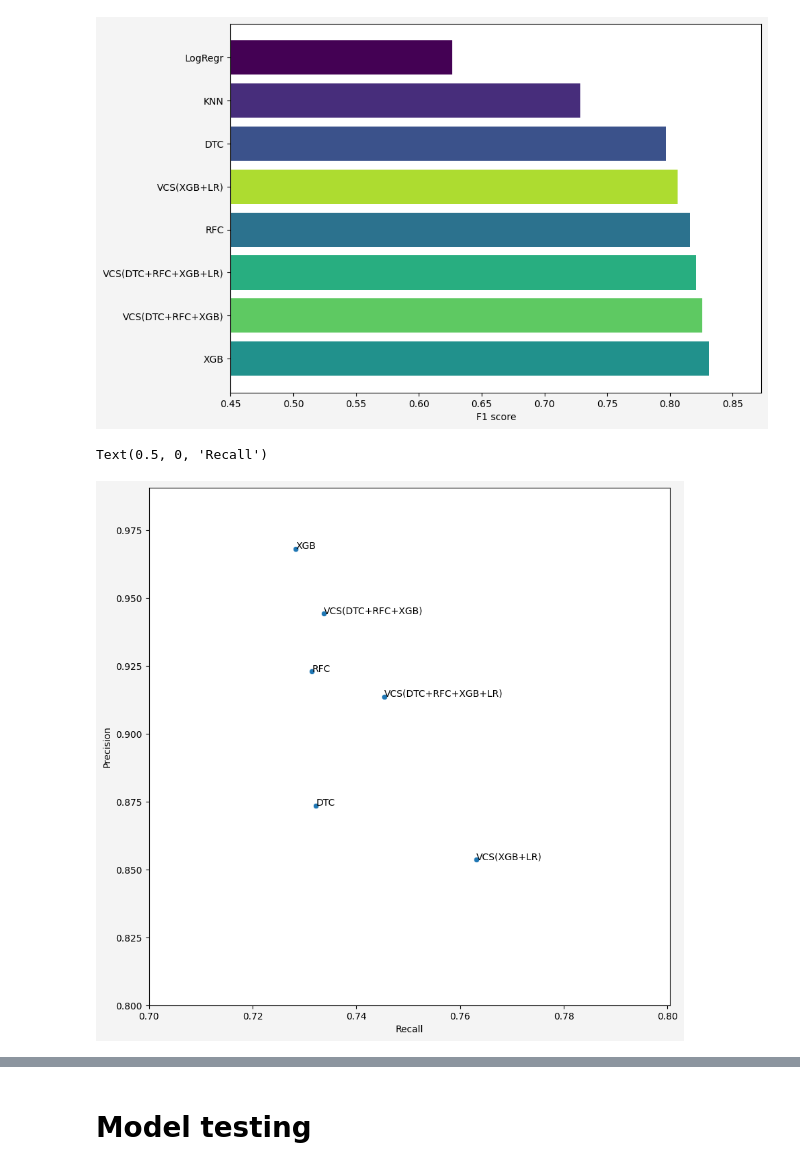
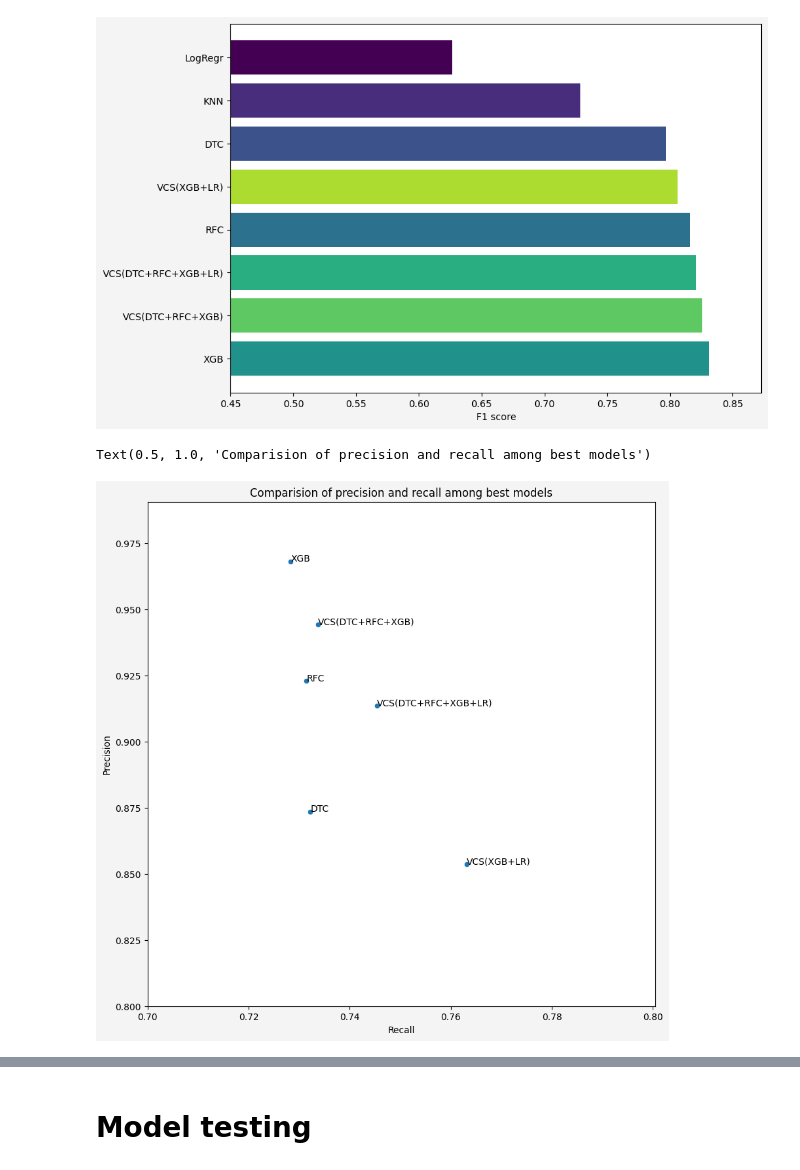
Before and after one commit to markort147/credit-risk-example-analysis-notebook, a Jupyter notebook: src/notebook.ipynb, the cells around one changed output, grey strips where cells are left out. Saved outputs shown, nothing was run; the diff lists cells and outputs as text; code cells hidden in the pictures.

```diff
--- a/src/notebook.ipynb
+++ b/src/notebook.ipynb
@@ -1886,14 +1992,14 @@ Text(0.5, 0, 'F1 score')
 # %%
 plt.figure(figsize=[10,10], facecolor='#F4F4F4')
 sns.scatterplot(x=recall_list, y=precision_list)
 for i in range(0,len(recall_list)):
     plt.annotate(labels[i], (recall_list[i], precision_list[i]))
 plt.ylim(0.80)
 plt.xlim(0.7)
 plt.ylabel('Precision')
 plt.xlabel('Recall')
-#plt.title('Comparision of precision and recall among best models')
+plt.title('Comparision of precision and recall among best models')
 # %% [output]
-Text(0.5, 0, 'Recall')
+Text(0.5, 1.0, 'Comparision of precision and recall among best models')
-[figure, old version]
+[figure, new version]
 # %% [markdown]
```
Also changed, not shown: parts of 84 cells of this notebook, 18 other files.
